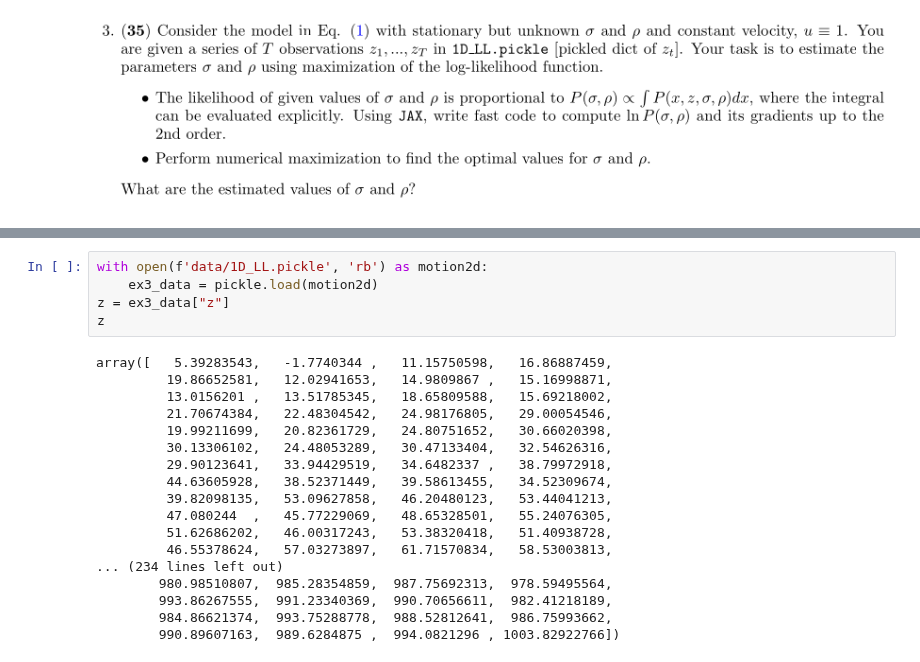
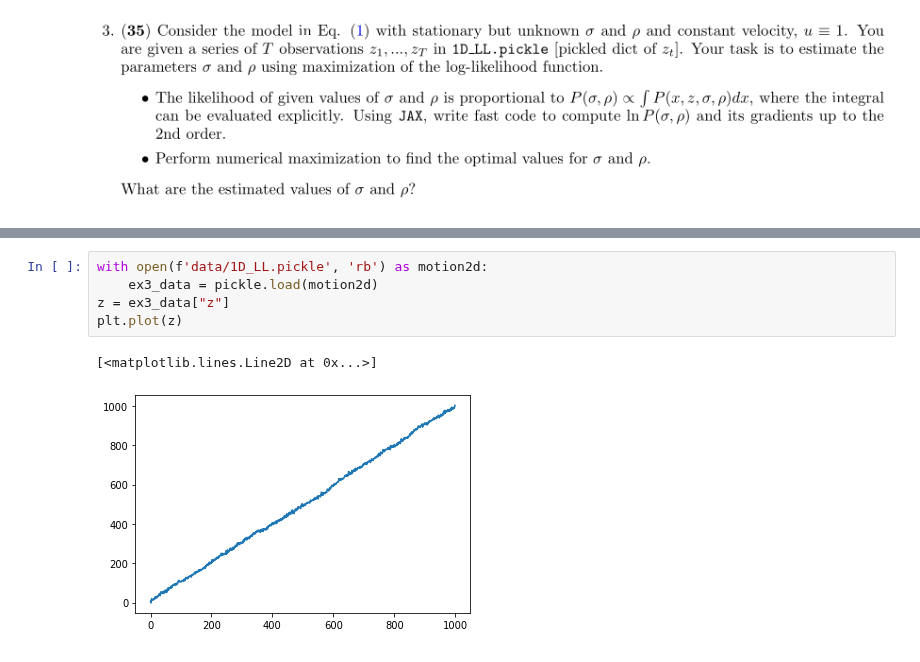
Before and after one commit to zugzvangg/SPC, a Jupyter notebook: numerics/HW9/HW9.ipynb, the cells around one changed output, grey strips where cells are left out. Drawn from its saved outputs; the diff is of its cells as text.

```diff
--- a/numerics/HW9/HW9.ipynb
+++ b/numerics/HW9/HW9.ipynb
@@ -132,23 +135,8 @@ plt.scatter(z[:,0], z[:,1])
 # %%
 with open(f'data/1D_LL.pickle', 'rb') as motion2d:
     ex3_data = pickle.load(motion2d)
 z = ex3_data["z"]
-z
+plt.plot(z)
 # %% [output]
-array([   5.39283543,   -1.7740344 ,   11.15750598,   16.86887459,
-         19.86652581,   12.02941653,   14.9809867 ,   15.16998871,
-         13.0156201 ,   13.51785345,   18.65809588,   15.69218002,
-         21.70674384,   22.48304542,   24.98176805,   29.00054546,
-         19.99211699,   20.82361729,   24.80751652,   30.66020398,
-         30.13306102,   24.48053289,   30.47133404,   32.54626316,
-         29.90123641,   33.94429519,   34.6482337 ,   38.79972918,
-         44.63605928,   38.52371449,   39.58613455,   34.52309674,
-         39.82098135,   53.09627858,   46.20480123,   53.44041213,
-         47.080244  ,   45.77229069,   48.65328501,   55.24076305,
-         51.62686202,   46.00317243,   53.38320418,   51.40938728,
-         46.55378624,   57.03273897,   61.71570834,   58.53003813,
-... (234 lines left out)
-        980.98510807,  985.28354859,  987.75692313,  978.59495564,
-        993.86267555,  991.23340369,  990.70656611,  982.41218189,
-        984.86621374,  993.75288778,  988.52812641,  986.75993662,
-        990.89607163,  989.6284875 ,  994.0821296 , 1003.82922766])
+[<matplotlib.lines.Line2D at 0x...>]
+[figure, added]
```
Also changed, not shown: parts of 12 cells of this notebook.
